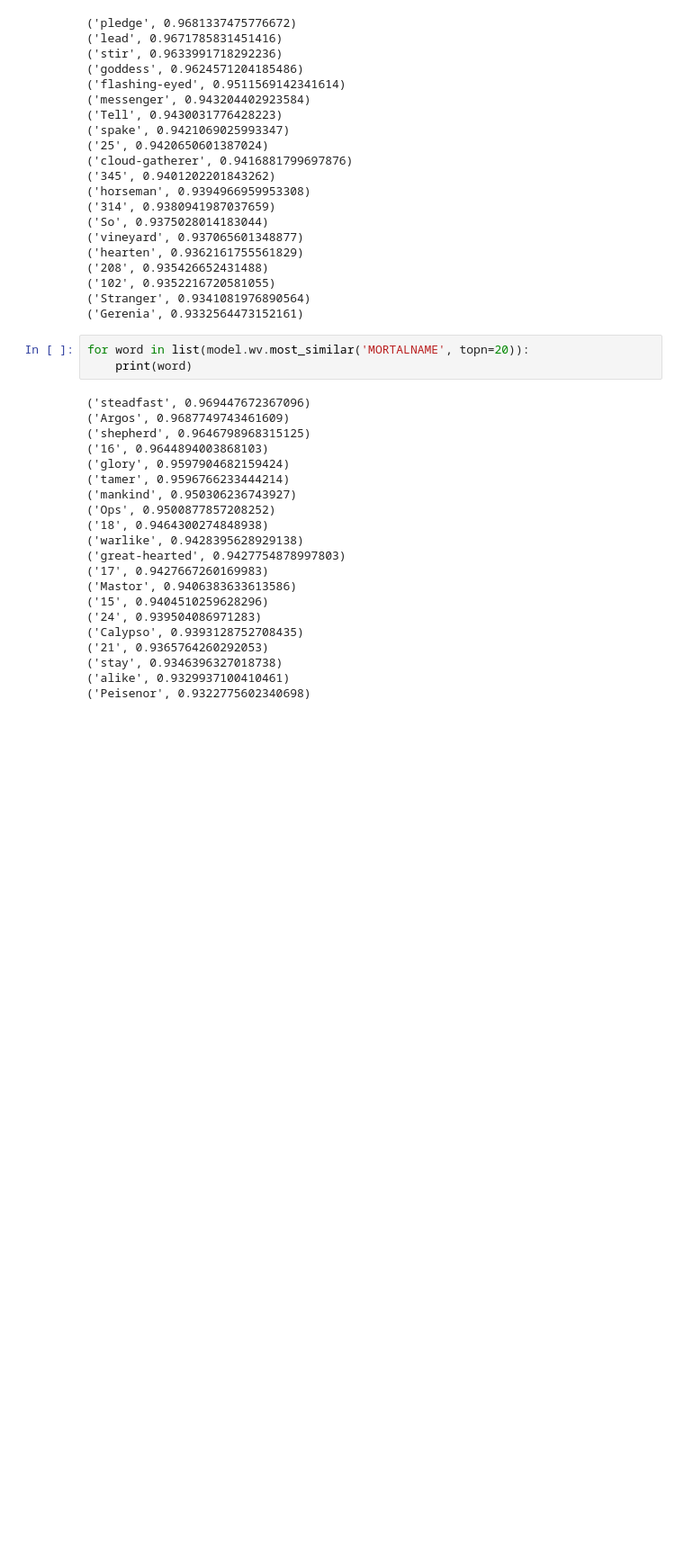
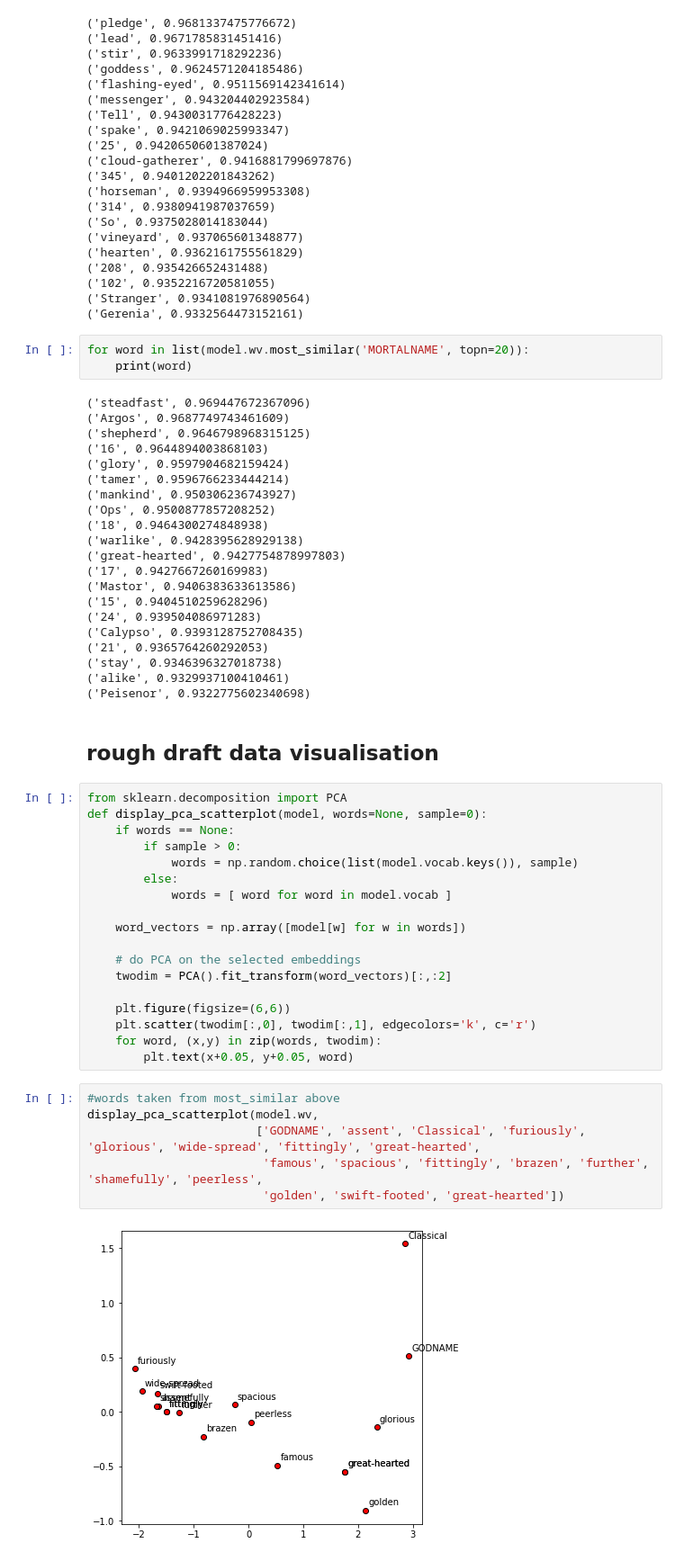
Before and after one commit to RianneAr/Text_Mining_Project, a Jupyter notebook: Prepro_explore_word2vec.ipynb, the cells around one changed output. Shown at 90% size. Saved outputs shown, nothing was run; the diff lists cells and outputs as text; blank space fills up the shorter version.

Commit message:
added visualisation in preprossesing

```diff
--- a/Prepro_explore_word2vec.ipynb
+++ b/Prepro_explore_word2vec.ipynb
@@ -407,3 +407,31 @@ for word in list(model.wv.most_similar('MORTALNAME', topn=20)):
 ('stay', 0.9346396327018738)
 ('alike', 0.9329937100410461)
 ('Peisenor', 0.9322775602340698)
+# %% [markdown]
+## rough draft data visualisation
+# %%
+from sklearn.decomposition import PCA
+def display_pca_scatterplot(model, words=None, sample=0):
+    if words == None:
+        if sample > 0:
+            words = np.random.choice(list(model.vocab.keys()), sample)
+        else:
+            words = [ word for word in model.vocab ]
+
+    word_vectors = np.array([model[w] for w in words])
+
+    # do PCA on the selected embeddings
+    twodim = PCA().fit_transform(word_vectors)[:,:2]
+
+    plt.figure(figsize=(6,6))
+    plt.scatter(twodim[:,0], twodim[:,1], edgecolors='k', c='r')
+    for word, (x,y) in zip(words, twodim):
+        plt.text(x+0.05, y+0.05, word)
+# %%
+#words taken from most_similar above
+display_pca_scatterplot(model.wv,
+                        ['GODNAME', 'assent', 'Classical', 'furiously', 'glorious', 'wide-spread', 'fittingly', 'great-hearted',
+                         'famous', 'spacious', 'fittingly', 'brazen', 'further', 'shamefully', 'peerless',
+                         'golden', 'swift-footed', 'great-hearted'])
+# %% [output]
+[figure, added]
```
